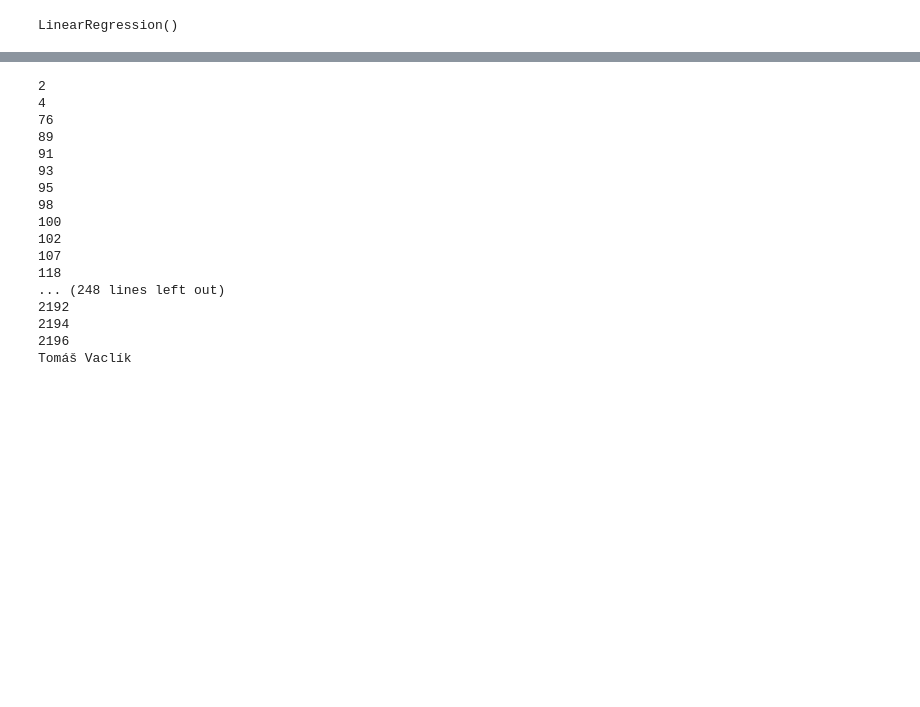
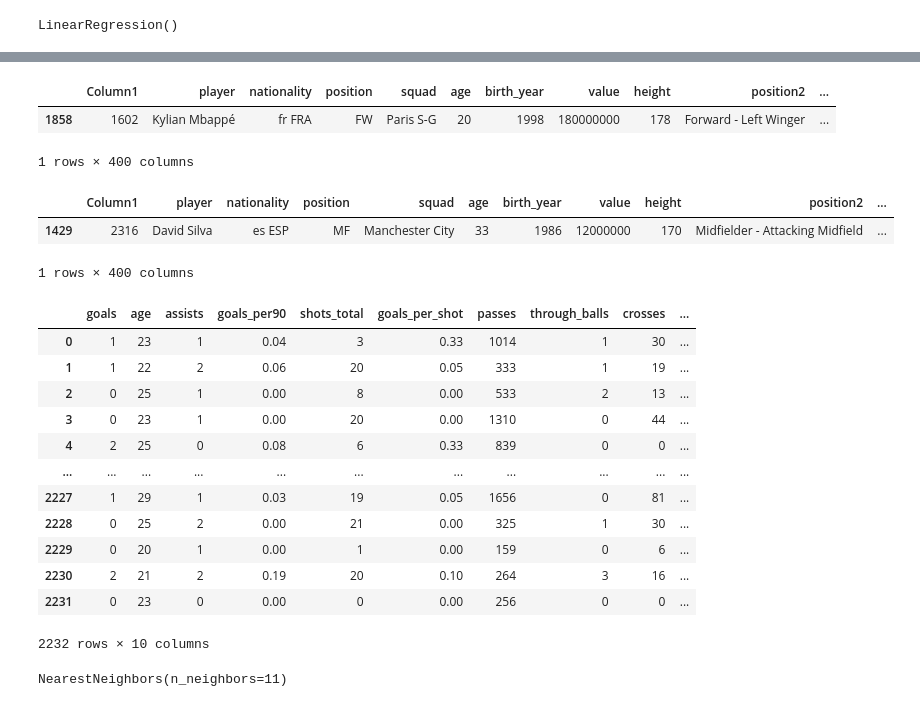
Before and after one commit to maubosc/tp_footballanalytics, a Jupyter notebook: TP_2.ipynb, the cells around one changed output, grey strips where cells are left out. Drawn from its saved outputs; the diff is of its cells as text; code cells hidden in the pictures; blank space fills up the shorter version.

```diff
--- a/TP_2.ipynb
+++ b/TP_2.ipynb
@@ -426,28 +443,37 @@ Angus Gunn
-# %%
-x = 0
-for indice in range (1, y_mercado.shape[0]):
-    if (y_mercado[indice] > 100000):
-        if x > y_mercado[indice-1] - y_pred[indice-1]:
-            x = y_mercado[indice] - y_pred[indice]
-            res = indice
-            print(res)
-
-print(fichajes['player'][res])
-# %% [output]
-2
-4
-76
-89
-91
-93
-95
-98
-100
-102
-107
-118
-... (248 lines left out)
-2192
-2194
-2196
-Tomáš Vaclí­k
+# %%
+mas_sobrevalorado = fichajes[fichajes.index == (y_mercado - y_pred).argmax()]
+mas_sobrevalorado
+# %% [output]
+|  | Column1 | player | nationality | position | squad | age | birth_year | value | height | position2 | ... |
+| 1858 | 1602 | Kylian Mbappé | fr FRA | FW | Paris S-G | 20 | 1998 | 180000000 | 178 | Forward - Left Winger | ... |
+1 rows × 400 columns
+# %%
+mas_infravalorado = fichajes[fichajes.index == (y_mercado - y_pred).argmin()]
+mas_infravalorado
+# %% [output]
+|  | Column1 | player | nationality | position | squad | age | birth_year | value | height | position2 | ... |
+| 1429 | 2316 | David Silva | es ESP | MF | Manchester City | 33 | 1986 | 12000000 | 170 | Midfielder - Attacking Midfield | ... |
+1 rows × 400 columns
+# %%
+reemplazo = mercado[['goals', 'age', 'assists', 'goals_per90', 'shots_total', 'goals_per_shot', 'passes', 'through_balls', 'crosses', 'dribbles_completed']]
+reemplazo
+# %% [output]
+|  | goals | age | assists | goals_per90 | shots_total | goals_per_shot | passes | through_balls | crosses | ... |
+| 0 | 1 | 23 | 1 | 0.04 | 3 | 0.33 | 1014 | 1 | 30 | ... |
+| 1 | 1 | 22 | 2 | 0.06 | 20 | 0.05 | 333 | 1 | 19 | ... |
+| 2 | 0 | 25 | 1 | 0.00 | 8 | 0.00 | 533 | 2 | 13 | ... |
+| 3 | 0 | 23 | 1 | 0.00 | 20 | 0.00 | 1310 | 0 | 44 | ... |
+| 4 | 2 | 25 | 0 | 0.08 | 6 | 0.33 | 839 | 0 | 0 | ... |
+| ... | ... | ... | ... | ... | ... | ... | ... | ... | ... | ... |
+| 2227 | 1 | 29 | 1 | 0.03 | 19 | 0.05 | 1656 | 0 | 81 | ... |
+| 2228 | 0 | 25 | 2 | 0.00 | 21 | 0.00 | 325 | 1 | 30 | ... |
+| 2229 | 0 | 20 | 1 | 0.00 | 1 | 0.00 | 159 | 0 | 6 | ... |
+| 2230 | 2 | 21 | 2 | 0.19 | 20 | 0.10 | 264 | 3 | 16 | ... |
+| 2231 | 0 | 23 | 0 | 0.00 | 0 | 0.00 | 256 | 0 | 0 | ... |
+2232 rows × 10 columns
+# %%
+k = 11
+vecinos = NearestNeighbors(n_neighbors=k)
+vecinos.fit(reemplazo)
+# %% [output]
+NearestNeighbors(n_neighbors=11)
```
Also changed, not shown: parts of 14 cells of this notebook.
